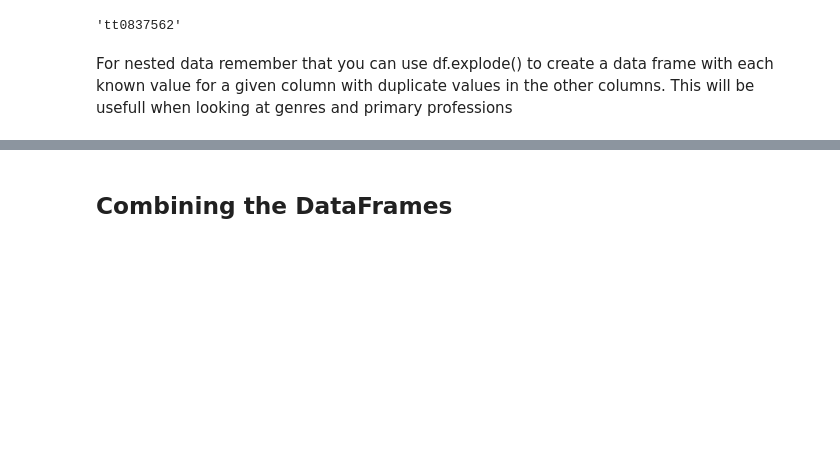
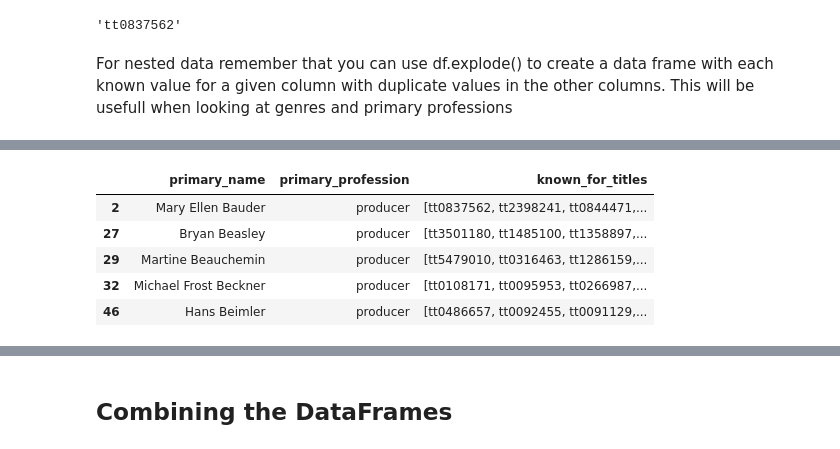
Before and after one commit to learn-co-curriculum/dsc-phase-1-project, a Jupyter notebook: shane-checkpoint.ipynb, the cells around one changed output, grey strips where cells are left out. Cells and saved outputs as stored; diff of their text form; code cells hidden in the pictures; blank space fills up the shorter version.

```diff
--- a/shane-checkpoint.ipynb
+++ b/shane-checkpoint.ipynb
@@ -274,0 +273,14 @@ Now each individual 'tt-------' number has an entry in our names list making it
+# %%
+#so here we take a df of all the data with primary professions of producer or director and then ignore the rest. We have
+#duplicate values in the rest of the columns so as long as each movie has a producer or a director, we will have it.
+
+to_keep = name[name.primary_profession =='producer']
+name = to_keep
+name.head()
+# %% [output]
+|  | primary_name | primary_profession | known_for_titles |
+| 2 | Mary Ellen Bauder | producer | [tt0837562, tt2398241, tt0844471,... |
+| 27 | Bryan Beasley | producer | [tt3501180, tt1485100, tt1358897,... |
+| 29 | Martine Beauchemin | producer | [tt5479010, tt0316463, tt1286159,... |
+| 32 | Michael Frost Beckner | producer | [tt0108171, tt0095953, tt0266987,... |
+| 46 | Hans Beimler | producer | [tt0486657, tt0092455, tt0091129,... |
```
Also changed, not shown: parts of 15 cells of this notebook.
